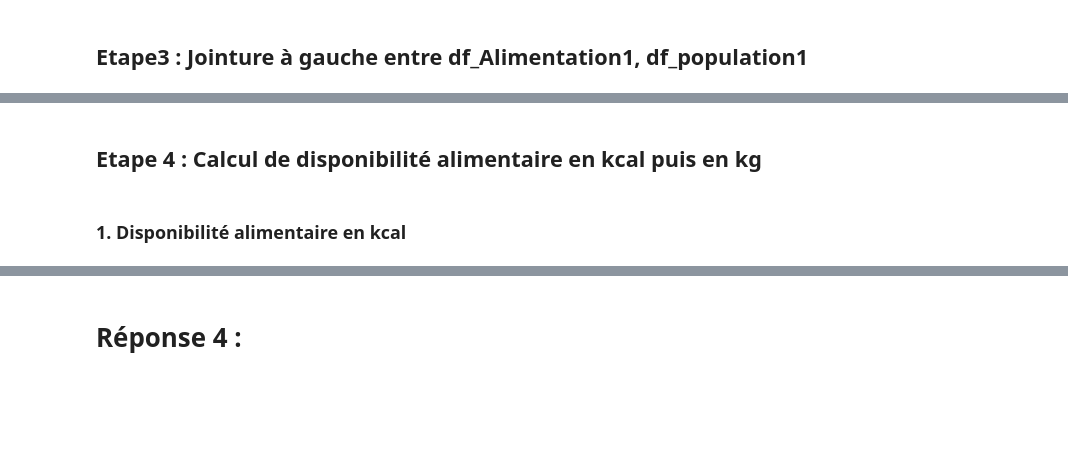
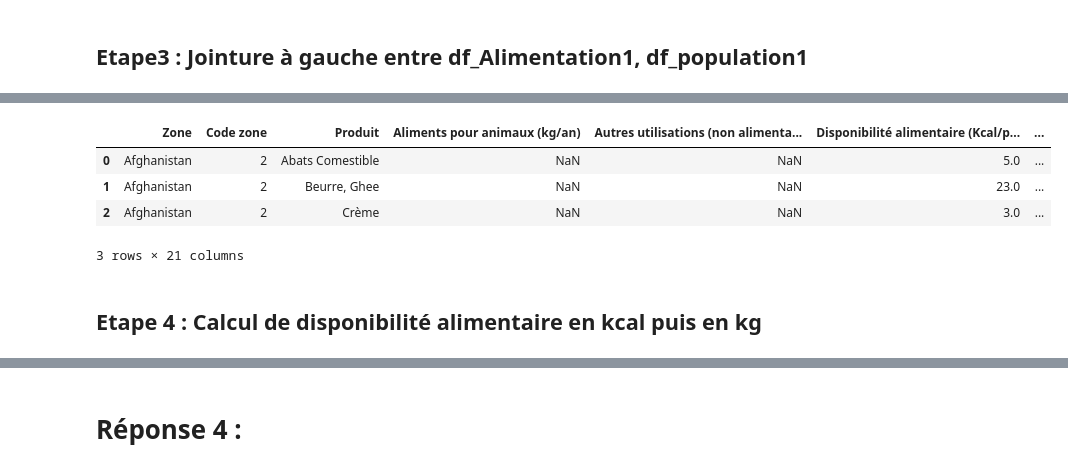
Before and after one commit to boublenza/Formation_OC, a Jupyter notebook: Projet3.ipynb, the cells around one changed output, grey strips where cells are left out. Saved outputs shown, nothing was run; the diff lists cells and outputs as text; code cells hidden in the pictures; blank space fills up the shorter version.

```diff
--- a/Projet3.ipynb
+++ b/Projet3.ipynb
@@ -265,15 +171,13 @@ Terme2 =  19521
 # %% [markdown]
 ## Etape 1  : garder uniquement les colonnes importantes et rajouter une colonne "type" pour distinguer entre df_animaux et df_vegetaux
 # %%
-df_population1 = df_population2013_sans_agg[['Code zone','Valeur','Unité']]
+df_population1 = df_population2013_sans_agg[['Code zone','Valeur','Unité']].copy()
 # %%
 #df_animaux1 = df_animaux [['Code zone', 'Zone','Produit', 'Disponibilité alimentaire (Kcal/personne/jour)', 'Disponibilité de protéines en quantité (g/personne/jour)']]
-df_animaux1 = df_animaux
-df_animaux1 = df_animaux1.assign(Type = 'animal')
+df_animaux1 = df_animaux.assign(Type = 'animal')
 # %%
 #df_vegetaux1 = df_vegetaux[['Code zone', 'Zone', 'Produit', 'Disponibilité alimentaire (Kcal/personne/jour)', 'Disponibilité de protéines en quantité (g/personne/jour)']]
-df_vegetaux1 = df_vegetaux
-df_vegetaux1 = df_vegetaux1.assign(Type = 'vegetal')
+df_vegetaux1 = df_vegetaux.assign(Type = 'vegetal')
 # %% [markdown]
 ## Etape 2  : concaténation entre df_animaux1 et df_vegetaux1
 # %%
@@ -308,4 +202,11 @@ df_alimentation_population.head(5)
+# %%
+df_prinicpale.rename(columns={'Valeur' : 'Population'}, inplace=True)
+df_prinicpale.head(3)
+# %% [output]
+|  | Zone | Code zone | Produit | Aliments pour animaux (kg/an) | Autres utilisations (non alimenta... | Disponibilité alimentaire (Kcal/p... | ... |
+| 0 | Afghanistan | 2 | Abats Comestible | NaN | NaN | 5.0 | ... |
+| 1 | Afghanistan | 2 | Beurre, Ghee | NaN | NaN | 23.0 | ... |
+| 2 | Afghanistan | 2 | Crème | NaN | NaN | 3.0 | ... |
+3 rows × 21 columns
 # %% [markdown]
 ## Etape 4 : Calcul de disponibilité alimentaire en kcal puis en kg
-# %% [markdown]
-### 1. Disponibilité alimentaire en kcal
```
Also changed, not shown: parts of 154 cells of this notebook.
